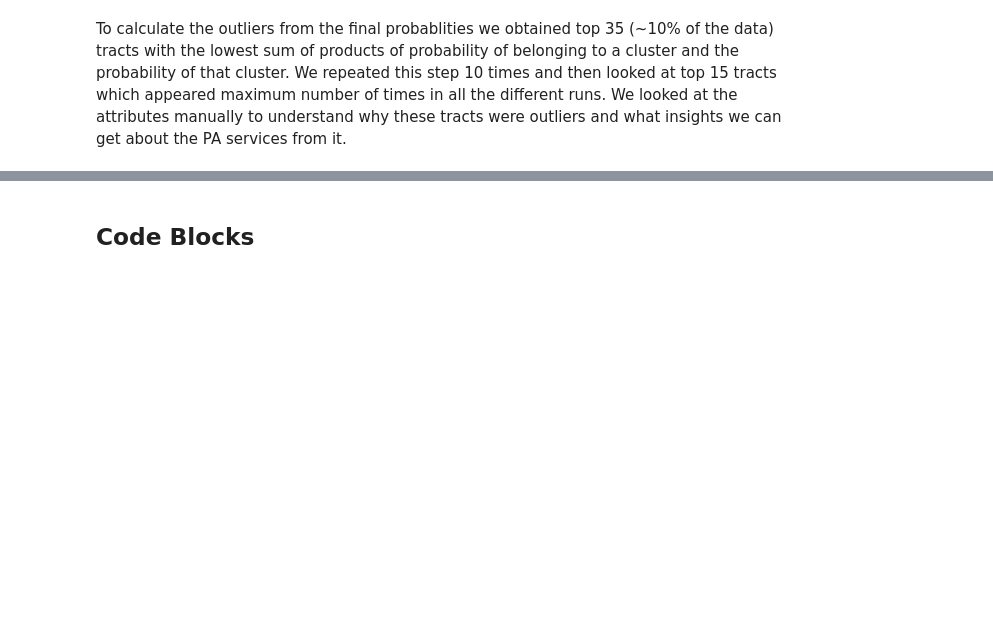
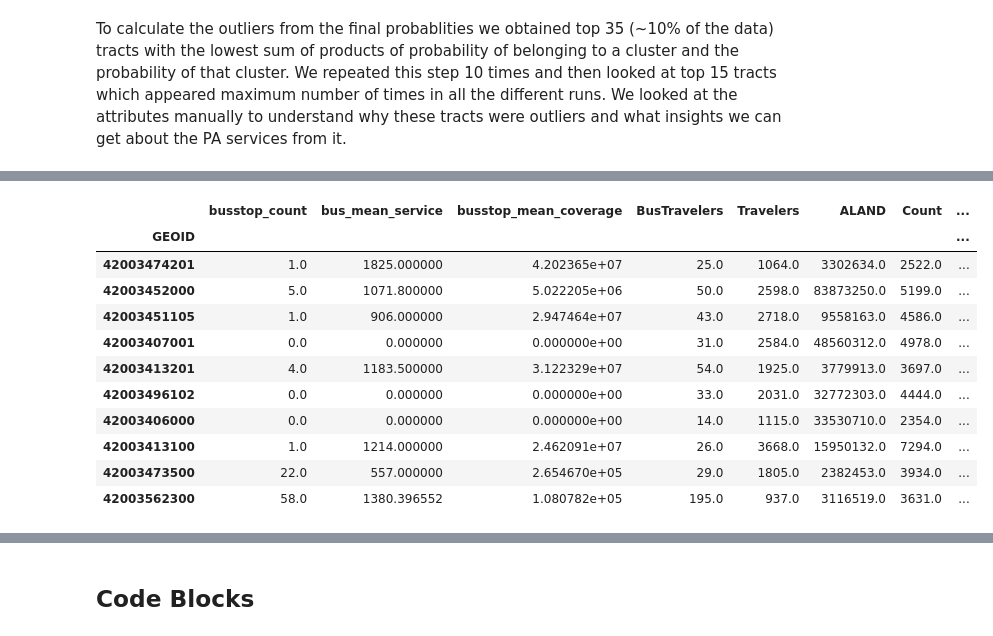
Before and after one commit to hhchin/15688, a Jupyter notebook: A Study on the Public Transport Availability in Pittsburgh .ipynb, the cells around one changed output, grey strips where cells are left out. Cells and saved outputs as stored; diff of their text form; code cells hidden in the pictures; blank space fills up the shorter version.

```diff
--- a/A Study on the Public Transport Availability in Pittsburgh .ipynb
+++ b/A Study on the Public Transport Availability in Pittsburgh .ipynb
@@ -338,2 +317,20 @@ tract_gpd.head()
+# %%
+#GEOIDs of outliers obtained from outlier analysis
+outlier_geoid = ['42003474201','42003452000','42003451105','42003407001','42003413201','42003496102','42003406000',
+'42003413100','42003473500','42003562300']
+census_data.loc[outlier_geoid]
+# %% [output]
+|  | busstop_count | bus_mean_service | busstop_mean_coverage | BusTravelers | Travelers | ALAND | Count | ... |
+| GEOID |  |  |  |  |  |  |  | ... |
+| 42003474201 | 1.0 | 1825.000000 | 4.202365e+07 | 25.0 | 1064.0 | 3302634.0 | 2522.0 | ... |
+| 42003452000 | 5.0 | 1071.800000 | 5.022205e+06 | 50.0 | 2598.0 | 83873250.0 | 5199.0 | ... |
+| 42003451105 | 1.0 | 906.000000 | 2.947464e+07 | 43.0 | 2718.0 | 9558163.0 | 4586.0 | ... |
+| 42003407001 | 0.0 | 0.000000 | 0.000000e+00 | 31.0 | 2584.0 | 48560312.0 | 4978.0 | ... |
+| 42003413201 | 4.0 | 1183.500000 | 3.122329e+07 | 54.0 | 1925.0 | 3779913.0 | 3697.0 | ... |
+| 42003496102 | 0.0 | 0.000000 | 0.000000e+00 | 33.0 | 2031.0 | 32772303.0 | 4444.0 | ... |
+| 42003406000 | 0.0 | 0.000000 | 0.000000e+00 | 14.0 | 1115.0 | 33530710.0 | 2354.0 | ... |
+| 42003413100 | 1.0 | 1214.000000 | 2.462091e+07 | 26.0 | 3668.0 | 15950132.0 | 7294.0 | ... |
+| 42003473500 | 22.0 | 557.000000 | 2.654670e+05 | 29.0 | 1805.0 | 2382453.0 | 3934.0 | ... |
+| 42003562300 | 58.0 | 1380.396552 | 1.080782e+05 | 195.0 | 937.0 | 3116519.0 | 3631.0 | ... |
 # %%
 outlier_gpd = tract_gpd[['GEOID', 'geometry']].copy(deep=True)
```
Also changed, not shown: parts of 23 cells of this notebook, 25 other files.
